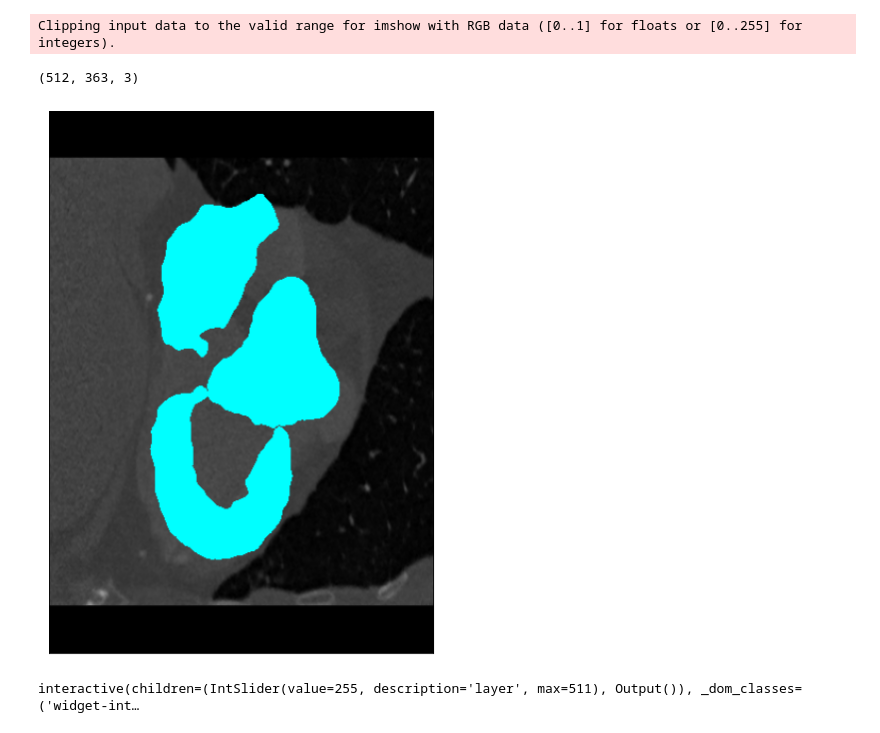
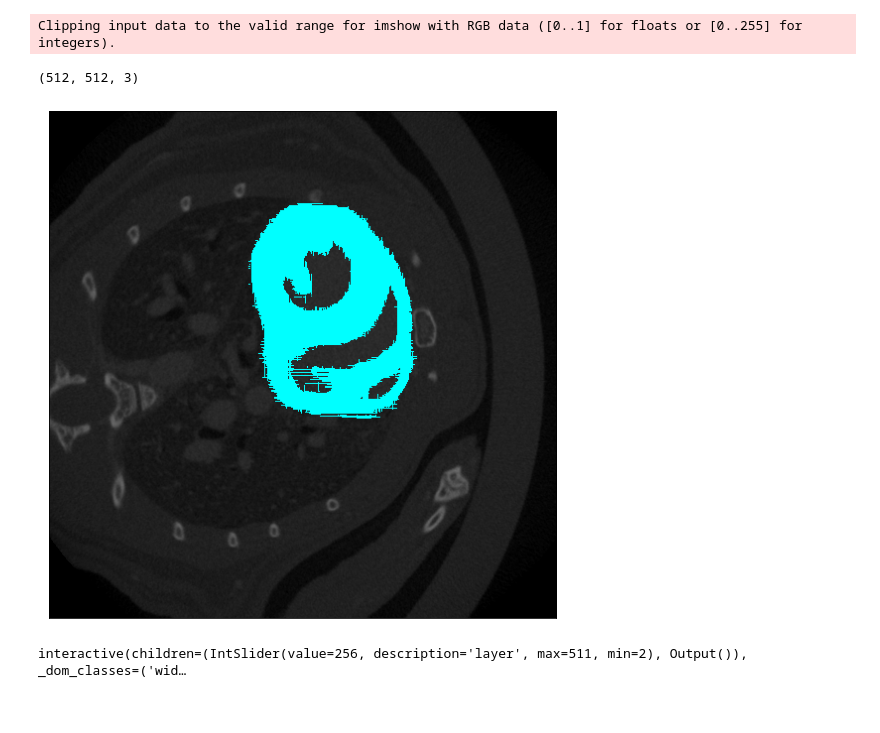
Before and after one commit to eyw2003/MicroCTsegmentation, a Jupyter notebook: Noteooks/Human Heart Dataset Exploration.ipynb, the cells around one changed output. Saved outputs shown, nothing was run; the diff lists cells and outputs as text; code cells hidden in the pictures.

Commit message:
Added configs for mice ct training

```diff
--- a/Noteooks/Human Heart Dataset Exploration.ipynb
+++ b/Noteooks/Human Heart Dataset Exploration.ipynb
@@ -20,18 +25,11 @@ from ipywidgets import interact, interactive, IntSlider, ToggleButtons
 %matplotlib inline
 # %%
-BASE_PATH = Path('G:\ML Project Datasets\Medical Image\MM-WH 2017 Dataset')
-LABELS_TO_KEEP=[1,600,420,550,205]
+BASE_PATH = Path('G:\Projects and Work\Mouse Heart Segmentation\Mice_CT_Dataset')
+LABELS_TO_KEEP=[1]
+SUBJECTS = ['C57-#6-MicroCT-020421 - Cardiac CT_110734-systole',
+            'C57-#8-MicroCT-020421 - Cardiac CT_104450-systole',
+            'C57-UmaControl#1-MicroCT-070120 - Cardiac CT_115114-systole',
+            'C57-UmaControl#2-MicroCT-070120 - Cardiac CT_115916-systole']
-# %%
-
-def normalize(data):
-    data=(data-np.min(data))/(np.max(data)-np.min(data))
-    return data
-def load_case(image_nifty_file, label_nifty_file):
-    # load the image and label file, get the image content and return a numpy array for each
-    image = np.array(nib.load(image_nifty_file).get_fdata())
-    label = np.array(nib.load(label_nifty_file).get_fdata())
-#     image=normalize(image)
-    return image, label
 # %%
 def convert_labels(label_volume):
     new_labels=np.zeros(label_volume.shape)
@@ -65,2 +40,4 @@ plt.show()
 # %%
-image=normalize(image)
+idx=1
+image,label,affine=load_case(os.path.join(BASE_PATH,'volumes',SUBJECTS[0],f'{SUBJECTS[0]}_volume.nii'),os.path.join(BASE_PATH,'labels',SUBJECTS[0],f'{SUBJECTS[0]}_label.nii.gz'))
+new_label=convert_labels(label)
@@ -108,15 +87,15 @@ def make_plots(images,masks=None):
 
     plt.show()
 # %%
-make_plots([image[:,400,:]],[new_label[:,255,:]])
+make_plots([image[:,:,255]],[new_label[:,:,255]])
 # %% [output]
 Clipping input data to the valid range for imshow with RGB data ([0..1] for floats or [0..255] for integers).
-(512, 363, 3)
+(512, 512, 3)
-[figure, old version]
+[figure, new version]
 # %%
 
 # Run the ipywidgets interact() function to explore the data
 
-interact(explore_3dimage, layer=(0, image.shape[1] - 1));
+interact(explore_3dimage, layer=(2, image.shape[1] - 1));
 # %% [output]
-interactive(children=(IntSlider(value=255, description='layer', max=511), Output()), _dom_classes=('widget-int…
+interactive(children=(IntSlider(value=256, description='layer', max=511, min=2), Output()), _dom_classes=('wid…
```
Also changed, not shown: parts of 19 cells of this notebook, 2 other files.
